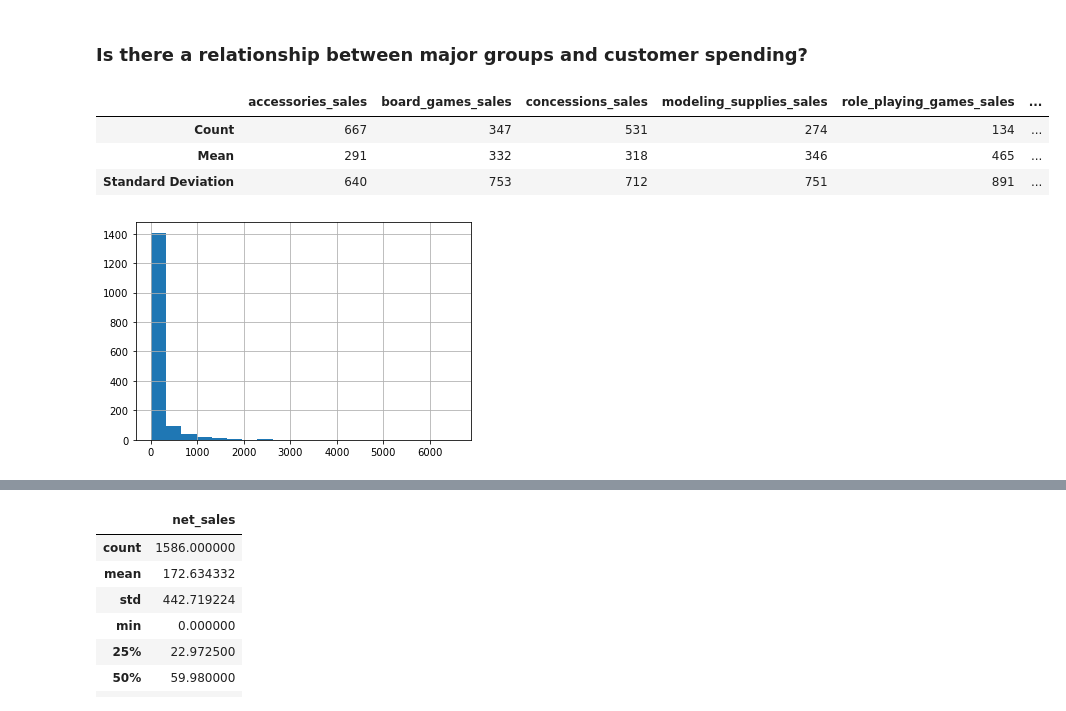
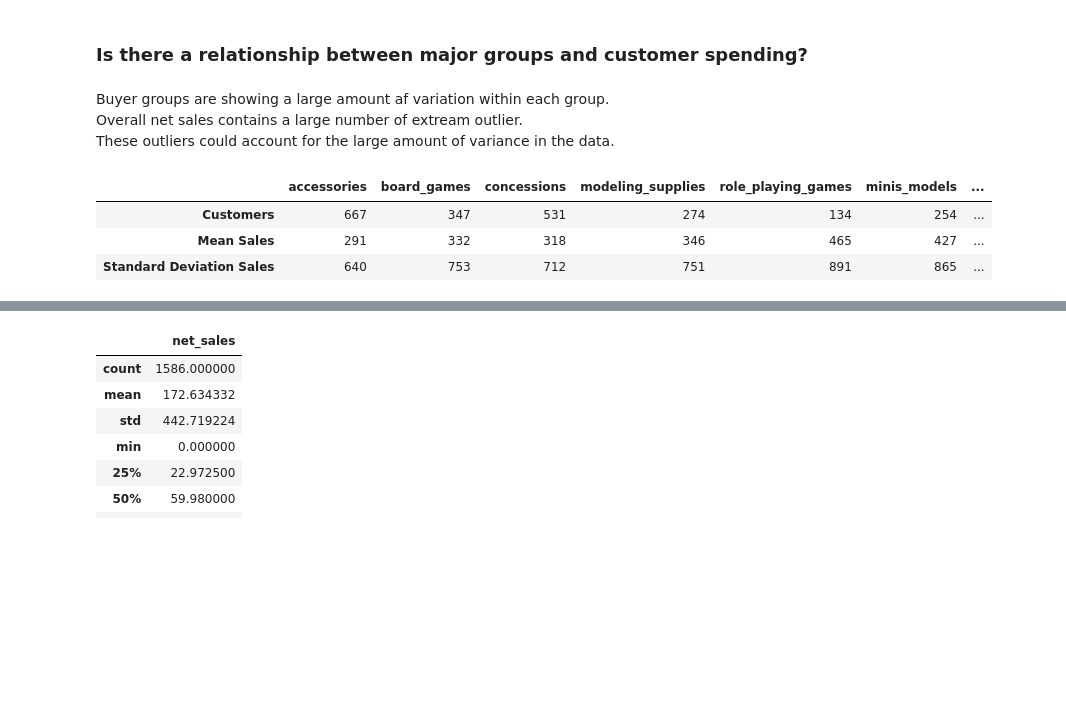
Before and after one commit to Johndsalas/customer_interest_analysis, a Jupyter notebook: exploration.ipynb, the cells around one changed output, grey strips where cells are left out. Saved outputs shown, nothing was run; the diff lists cells and outputs as text; code cells hidden in the pictures; blank space fills up the shorter version.

```diff
--- a/exploration.ipynb
+++ b/exploration.ipynb
@@ -275,40 +165,15 @@ Chi-Square P-Value: 9.61132947434622e-06
 Odds Ratio: 0.5
 # %% [markdown]
 ### Is there a relationship between major groups and customer spending?
+# %% [markdown]
+Buyer groups are showing a large amount af variation within each group. <br>
+Overall net sales contains a large number of extream outlier. <br>
+These outliers could account for the large amount of variance in the data.
 # %%
-cats = ['accessories',
-        'board_games',
-        'concessions',
-        'modeling_supplies',
-        'role_playing_games',
-        'minis_models',
-        'trading_card_games']
-
-df_sales = pd.DataFrame()
-
-for cat in cats:
-
-    bought_cat = f'bought_{cat}'
-
-    df_cat = df[df[bought_cat] == True]
-
-    col = [df_cat.net_sales.count(),df_cat.net_sales.mean(),df_cat.net_sales.std()]
-
-    df_sales[f'{cat}_sales'] = col
-
-df_sales.rename(index={0: 'Count', 1: 'Mean', 2: 'Standard Deviation'}, inplace=True)
-
-df_sales = df_sales.astype('int')
-
-df_sales
+ep.get_sales(df)
 # %% [output]
-|  | accessories_sales | board_games_sales | concessions_sales | modeling_supplies_sales | role_playing_games_sales | ... |
-| Count | 667 | 347 | 531 | 274 | 134 | ... |
-| Mean | 291 | 332 | 318 | 346 | 465 | ... |
-| Standard Deviation | 640 | 753 | 712 | 751 | 891 | ... |
+|  | accessories | board_games | concessions | modeling_supplies | role_playing_games | minis_models | ... |
+| Customers | 667 | 347 | 531 | 274 | 134 | 254 | ... |
+| Mean Sales | 291 | 332 | 318 | 346 | 465 | 427 | ... |
+| Standard Deviation Sales | 640 | 753 | 712 | 751 | 891 | 865 | ... |
-# %%
-df.net_sales.hist(bins = 20)
-plt.show()
-# %% [output]
-[figure, removed]
 # %%
```
Also changed, not shown: parts of 26 cells of this notebook, 1 other file.
